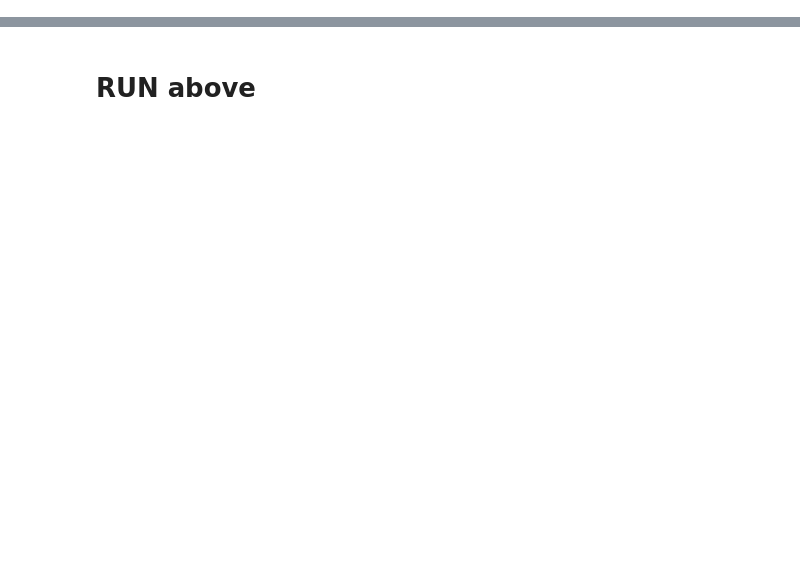
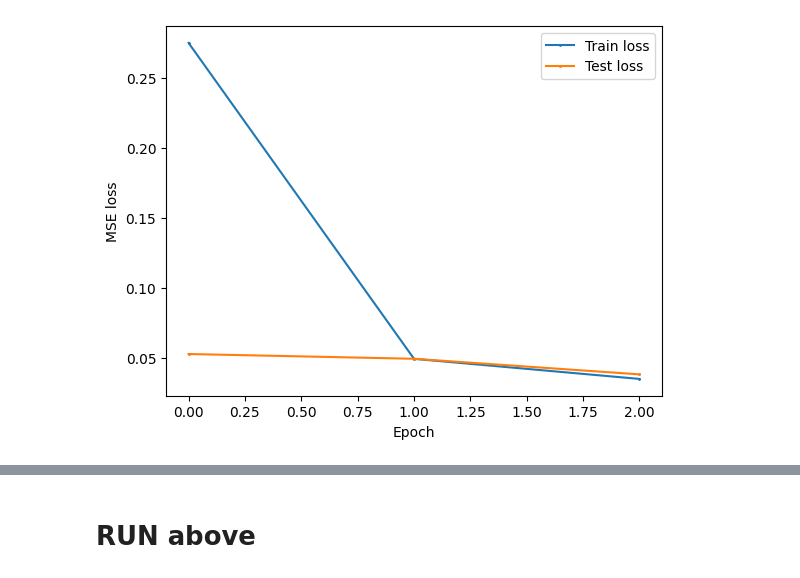
Before and after one commit to qawl987/DAST-self, a Jupyter notebook: notebook/FEMTO-st/model_training/main.ipynb, the cells around one changed output, grey strips where cells are left out. Saved outputs shown, nothing was run; the diff lists cells and outputs as text; code cells hidden in the pictures; blank space fills up the shorter version.

```diff
--- a/notebook/FEMTO-st/model_training/main.ipynb
+++ b/notebook/FEMTO-st/model_training/main.ipynb
@@ -210,19 +198,14 @@ y = Y_test.detach().cpu().numpy()
 y = np.reshape(y, -1)
 y = y.tolist()
 # %%
-import matplotlib.pyplot as plt
-
-# Example data
-
-# Plotting the line chart
-plt.plot(train_loss_list, label='Train loss', marker='o', markersize=1)
-plt.plot(test_loss_list, label='Test loss', marker='s', markersize=1)
-# Adding labels and title
-plt.xlabel('Epoch')
-plt.ylabel('MSE loss')
-# Adding a legend
-plt.legend()
-
-# Display the plot
-plt.show()
+def loss_list():
+    plt.plot(dast_model.train_loss_list, label='Train loss', marker='o', markersize=1)
+    plt.plot(dast_model.test_loss_list, label='Test loss', marker='s', markersize=1)
+    plt.xlabel('Epoch')
+    plt.ylabel('MSE loss')
+    plt.legend()
+    plt.show()
+loss_list()
+# %% [output]
+[figure, added]
 # %%
```
Also changed, not shown: parts of 8 cells of this notebook.
